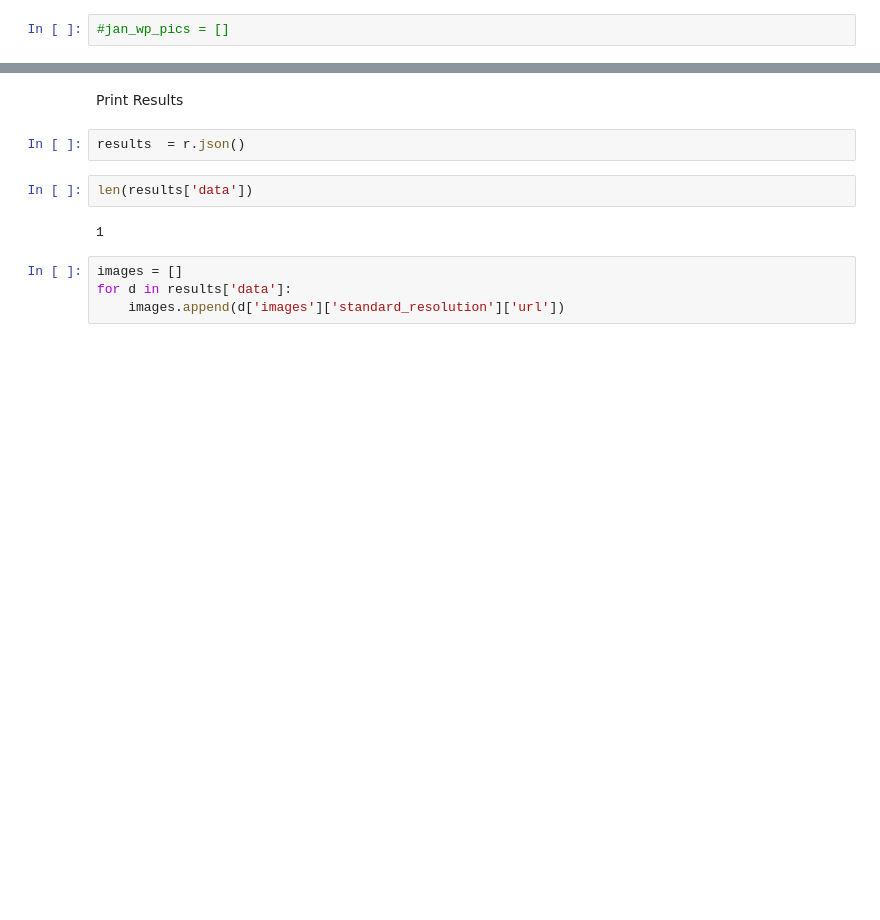
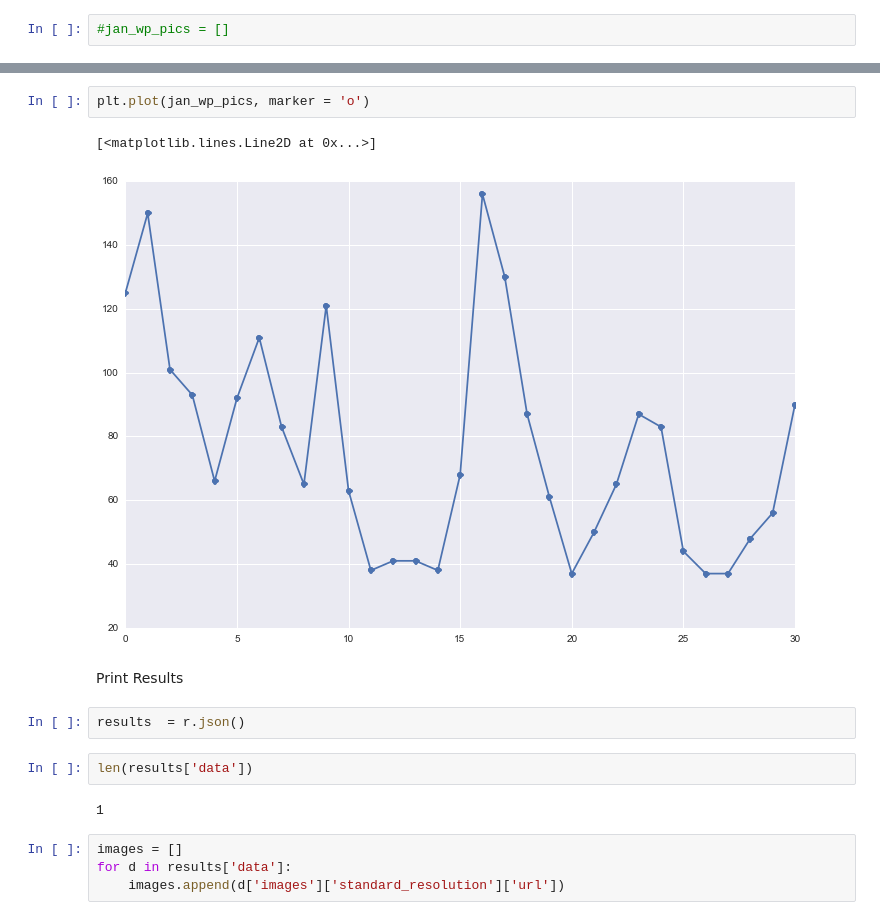
Before and after one commit to balmandhunter/ski_in_solitude, a Jupyter notebook: call_instagram_api.ipynb, the cells around one changed output, grey strips where cells are left out. Cells and saved outputs as stored; diff of their text form; blank space fills up the shorter version.

Commit message:
added plots, resampled weather data

```diff
--- a/call_instagram_api.ipynb
+++ b/call_instagram_api.ipynb
@@ -77,3 +135,8 @@ jan_wp_pics
+# %%
+plt.plot(jan_wp_pics, marker = 'o')
+# %% [output]
+[<matplotlib.lines.Line2D at 0x...>]
+[figure, added]
 # %% [markdown]
 Print Results
 # %%
```
Also changed, not shown: parts of 5 cells of this notebook, 5 other files.
